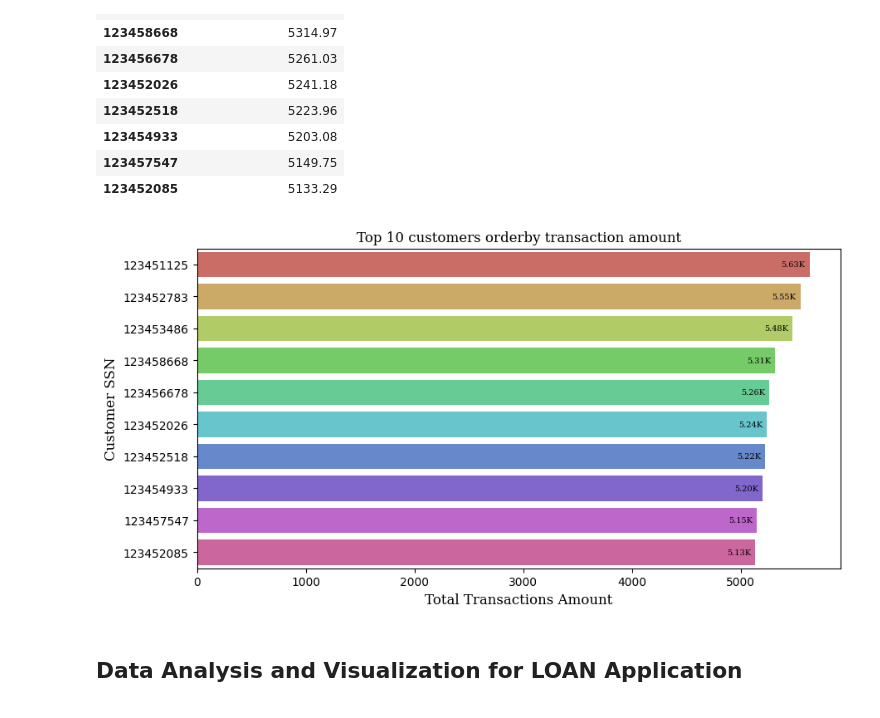
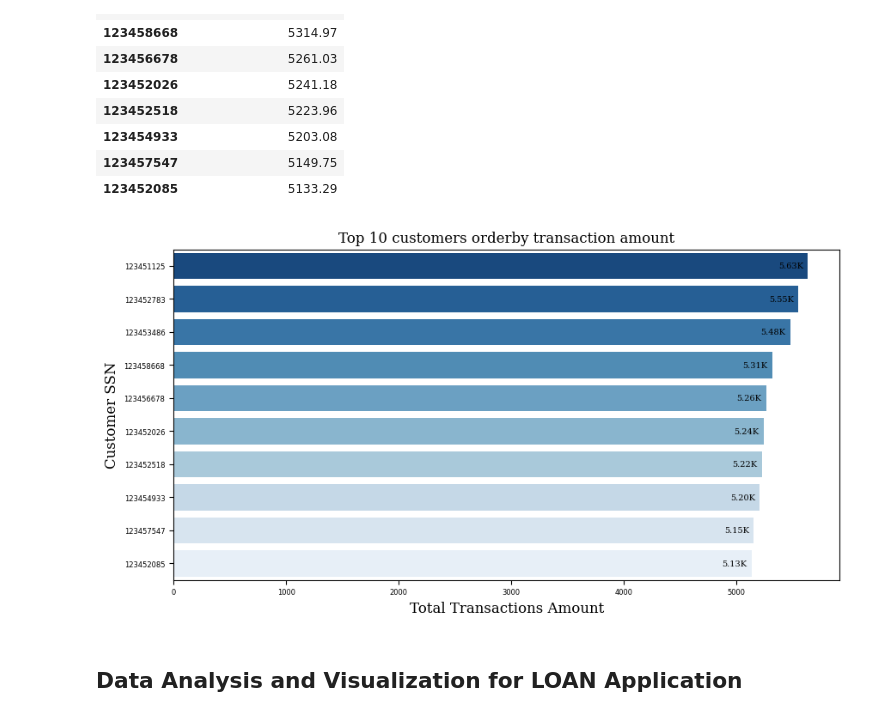
Before and after one commit to yarlapatiswathi/Capstone-project, a Jupyter notebook: viz.ipynb, the cells around one changed output. Drawn from its saved outputs; the diff is of its cells as text; code cells hidden in the pictures.

```diff
--- a/viz.ipynb
+++ b/viz.ipynb
@@ -151,27 +149,27 @@ top_10_cust
 # %%
 import matplotlib.ticker as ticker
 plt.figure(figsize=(10,5))
-ax=sns.barplot(y=top_10_cust.index,x=top_10_cust['TRANSACTION_VALUE'],data=top_10_cust,palette = 'hls')
+ax=sns.barplot(y=top_10_cust.index,x=top_10_cust['TRANSACTION_VALUE'],data=top_10_cust,palette = 'Blues_r')
 font = {'family': 'serif',
         'color':  'black',
         'weight': 'normal',
         'size': 12
         }
 plt.ylabel('Customer SSN',fontdict=font)
 plt.xlabel('Total Transactions Amount',fontdict=font)
 plt.title('Top 10 customers orderby transaction amount',fontdict=font)
 
 for p in ax.patches:
     width = p.get_width() # get bar length
     ax.text(width-150,       # set the text at 1 unit right of the bar
              p.get_y() +p.get_height() / 2, # get Y coordinate + X coordinate / 2
             '{:1.2f}'.format(width/1000)+'K', # set variable to display, 2 decimals
             ha = 'center',   # horizontal alignment
             va = 'center',fontdict={'family': 'serif','color':  'black','weight': 'normal','size': 7})  # vertical alignment
 
 # ax.xaxis.set_major_formatter(ticker.EngFormatter())
 # plt.tick_params(axis='both', which='minor', labelsize=8)
 plt.show()
 # %% [output]
-[figure, old version]
+[figure, new version]
 # %%
```
Also changed, not shown: parts of 24 cells of this notebook, 3 other files.
